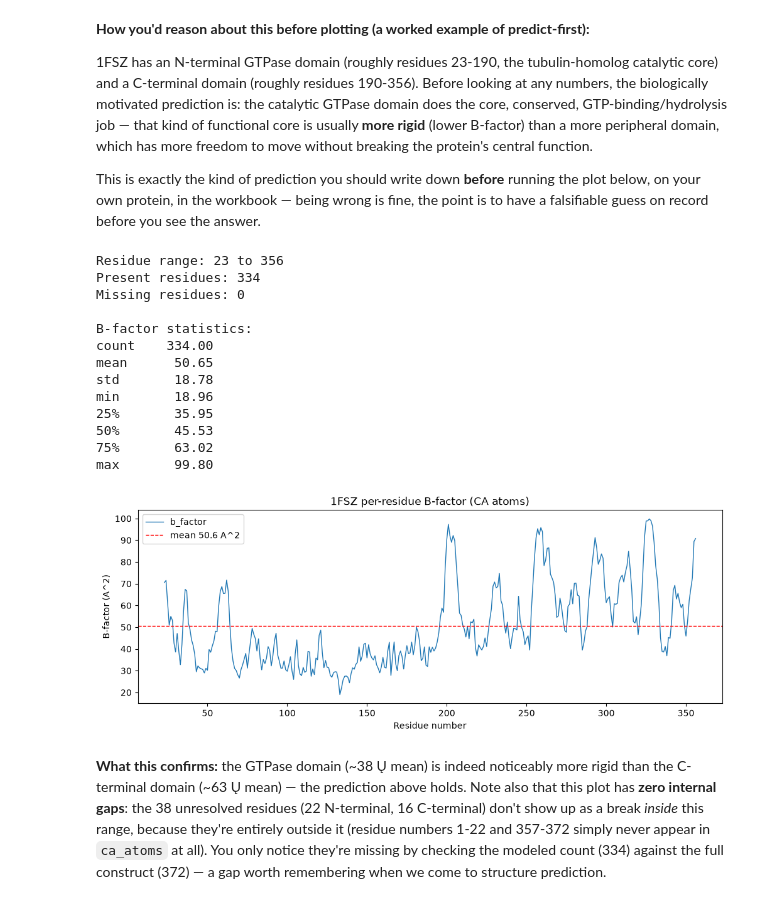
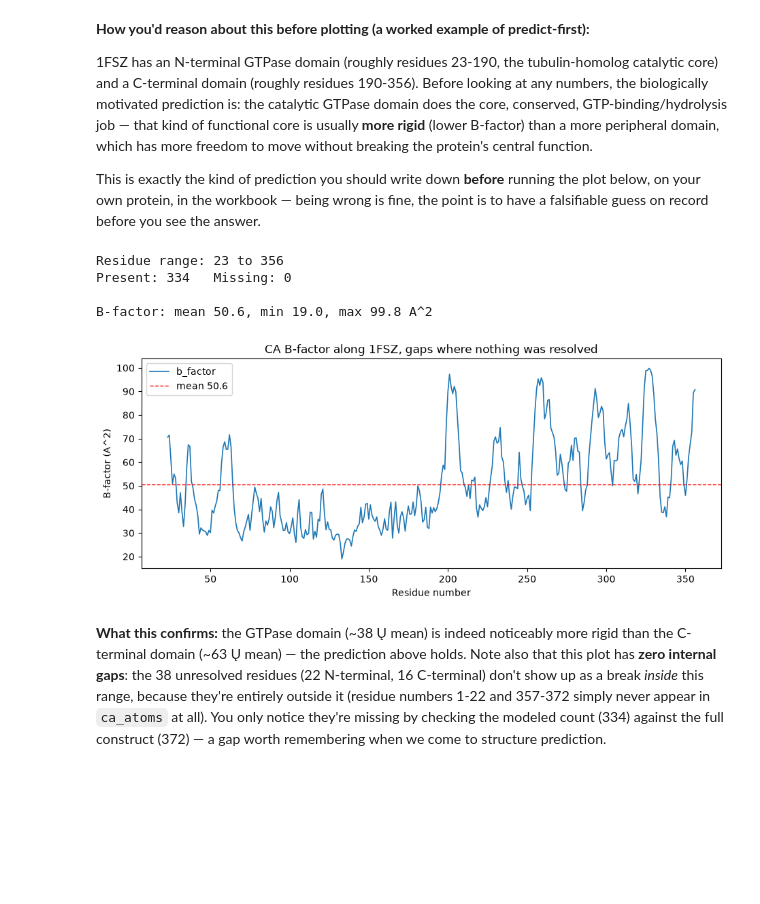
Before and after one commit to yerkoescalona/structural-bioinformatics-exercises, a Jupyter notebook: ex01/ex01_guide.ipynb, the cells around one changed output. Saved outputs shown, nothing was run; the diff lists cells and outputs as text; code cells hidden in the pictures; blank space fills up the shorter version.

```diff
--- a/ex01/ex01_guide.ipynb
+++ b/ex01/ex01_guide.ipynb
@@ -320,0 +349,6 @@ First few rows of atomic data:
+# %%
+pdb_id = "1FSZ"
+atoms_df, hetatms = load_structure(pdb_id)
+print(f"{pdb_id}: {len(atoms_df)} protein atoms, "
+      f"{atoms_df['residue_number'].nunique()} residues, {len(hetatms)} heteroatoms")
+atoms_df.head()
@@ -435,44 +446,24 @@ This is exactly the kind of prediction you should write down **before** running
 below, on your own protein, in the workbook — being wrong is fine, the point is
 to have a falsifiable guess on record before you see the answer.
 # %%
-# B-factor along the chain, with real gaps where the crystal resolved nothing.
-#
-# Rather than building a dict and a list of None by hand, put the data in a Series
-# indexed by residue number and `reindex` onto the full range: pandas inserts NaN for
-# the missing residues, and matplotlib draws a gap wherever it finds one.
-bfactors = (
-    ca_atoms.set_index("residue_number")["b_factor"]
-    .reindex(range(ca_atoms["residue_number"].min(), ca_atoms["residue_number"].max() + 1))
-)
-bfactors.index.name = "Residue number"
+bfactors = bfactor_profile(atoms_df)
+print(f"Residue range: {bfactors.index.min()} to {bfactors.index.max()}")
+print(f"Present: {bfactors.notna().sum()}   Missing: {bfactors.isna().sum()}")
+print(f"\nB-factor: mean {bfactors.mean():.1f}, min {bfactors.min():.1f}, "
+      f"max {bfactors.max():.1f} A^2")
 
-print(f"Residue range: {bfactors.index.min()} to {bfactors.index.max()}")
-print(f"Present residues: {bfactors.notna().sum()}")
-print(f"Missing residues: {bfactors.isna().sum()}")
-print(f"\nB-factor statistics:\n{bfactors.describe().round(2).to_string()}")
-
-ax = bfactors.plot(figsize=(12, 4), lw=1,
-                   title="1FSZ per-residue B-factor (CA atoms)")
-ax.axhline(bfactors.mean(), color="red", ls="--", lw=1,
-           label=f"mean {bfactors.mean():.1f} A^2")
+ax = bfactors.plot(figsize=(11, 4), lw=1.2,
+                   title=f"CA B-factor along {pdb_id}, gaps where nothing was resolved")
 ax.set_ylabel("B-factor (A^2)")
+ax.axhline(bfactors.mean(), color="red", ls="--", lw=1, label=f"mean {bfactors.mean():.1f}")
 ax.legend()
 plt.show()
 # %% [output]
 Residue range: 23 to 356
-Present residues: 334
-Missing residues: 0
+Present: 334   Missing: 0
 
-B-factor statistics:
-count    334.00
-mean      50.65
-std       18.78
-min       18.96
-25%       35.95
-50%       45.53
-75%       63.02
-max       99.80
+B-factor: mean 50.6, min 19.0, max 99.8 A^2
-[figure, old version]
+[figure, new version]
 # %% [markdown]
 **What this confirms:** the GTPase domain (~38 Ų mean) is indeed noticeably more
 rigid than the C-terminal domain (~63 Ų mean) — the prediction above holds. Note also
```
Also changed, not shown: parts of 19 cells of this notebook.
